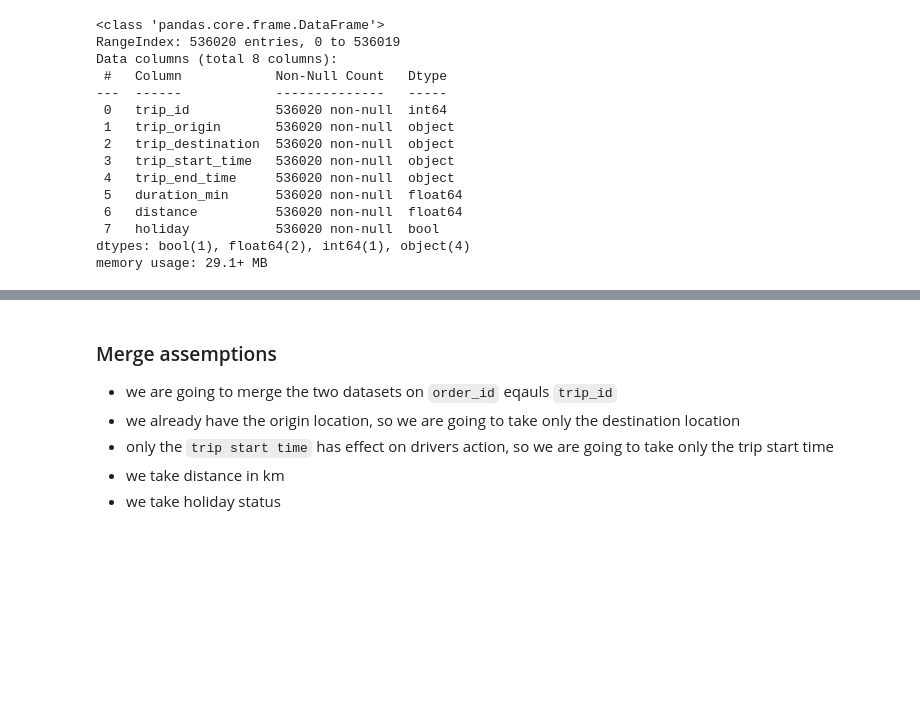
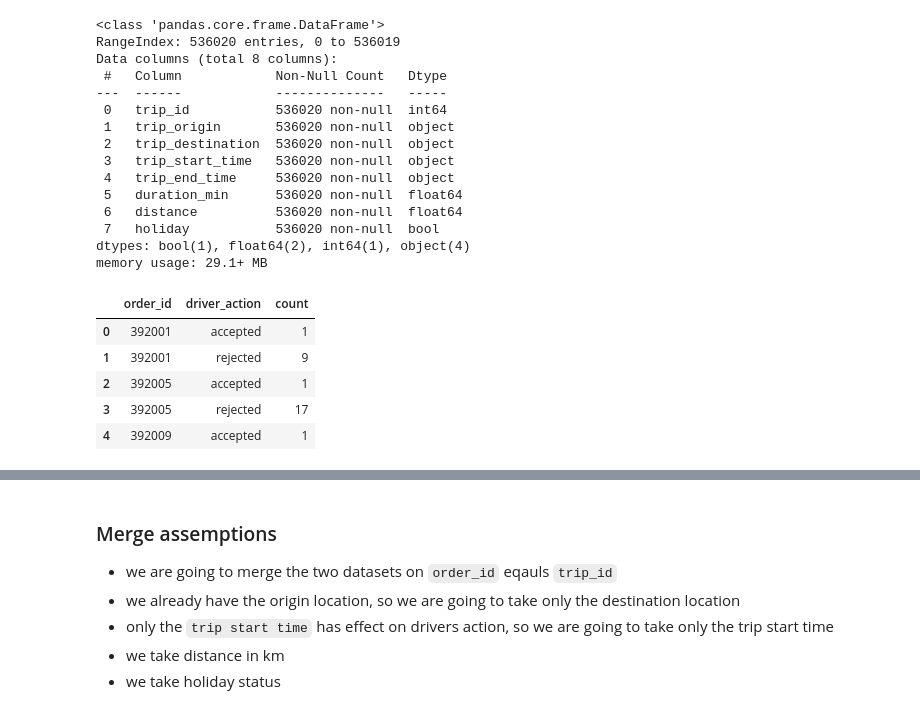
Before and after one commit to Nathnael12/Causal-Inference, a Jupyter notebook: notebooks/delivery_request_EDA.ipynb, the cells around one changed output, grey strips where cells are left out. Saved outputs shown, nothing was run; the diff lists cells and outputs as text; code cells hidden in the pictures; blank space fills up the shorter version.

```diff
--- a/notebooks/delivery_request_EDA.ipynb
+++ b/notebooks/delivery_request_EDA.ipynb
@@ -96,0 +99,15 @@ memory usage: 29.1+ MB
+# %%
+grouped_delivery=delivery_requests.groupby(["order_id","driver_id","driver_action"],as_index=False).size()
+
+minimal_grouped_delivery=grouped_delivery.groupby(["order_id","driver_action"],as_index=False).size()
+
+
+minimal_grouped_delivery.rename(columns={"size":"count"},inplace=True)
+minimal_grouped_delivery.head()
+# %% [output]
+|  | order_id | driver_action | count |
+| 0 | 392001 | accepted | 1 |
+| 1 | 392001 | rejected | 9 |
+| 2 | 392005 | accepted | 1 |
+| 3 | 392005 | rejected | 17 |
+| 4 | 392009 | accepted | 1 |
```
Also changed, not shown: parts of 9 cells of this notebook.
